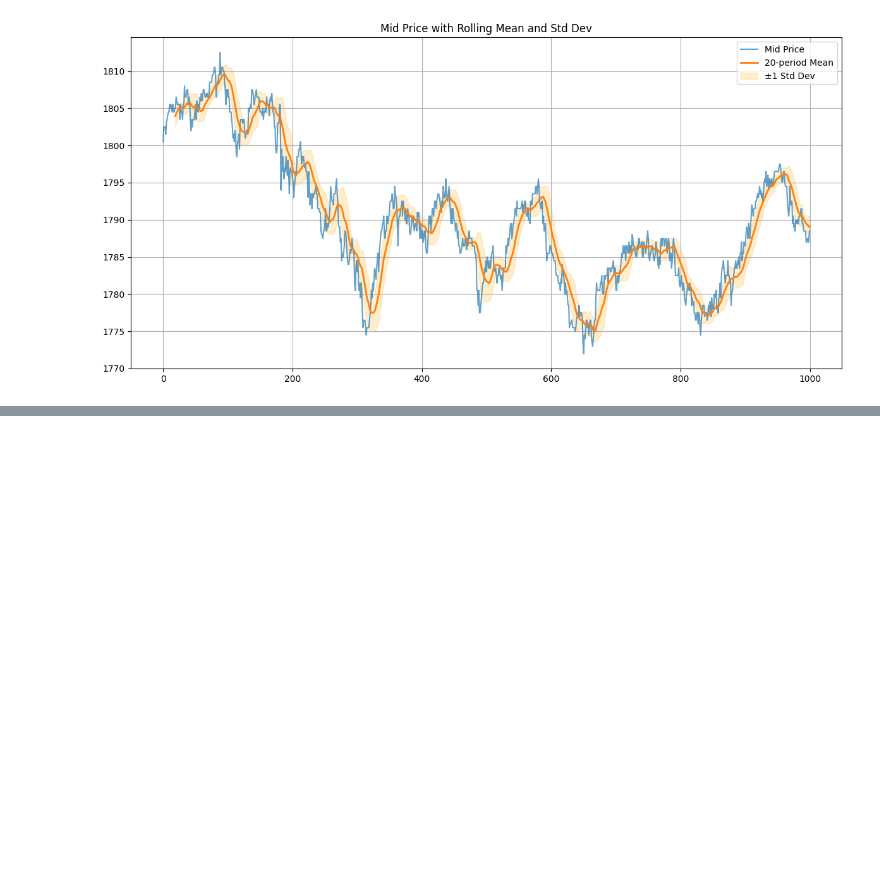
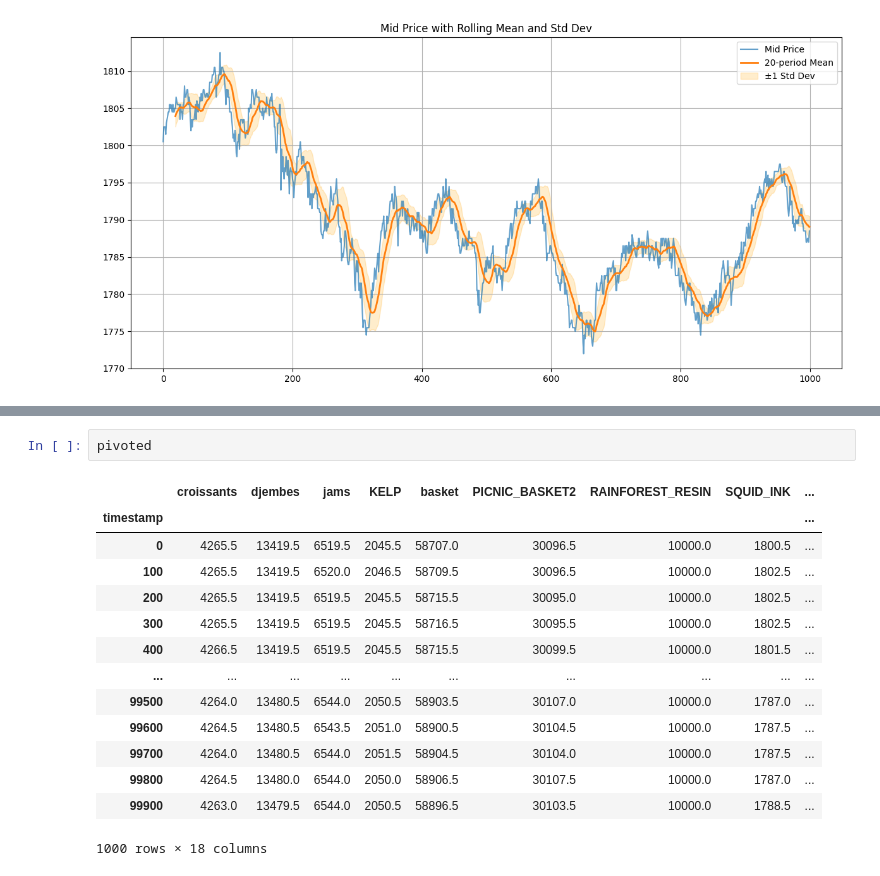
Before and after one commit to edg33/prosperity-3, a Jupyter notebook: Research/Prosperity_Vis_4.ipynb, the cells around one changed output, grey strips where cells are left out. Saved outputs shown, nothing was run; the diff lists cells and outputs as text; blank space fills up the shorter version.

```diff
--- a/Research/Prosperity_Vis_4.ipynb
+++ b/Research/Prosperity_Vis_4.ipynb
@@ -122,0 +188,17 @@ plt.show()
+# %%
+pivoted
+# %% [output]
+|  | croissants | djembes | jams | KELP | basket | PICNIC_BASKET2 | RAINFOREST_RESIN | SQUID_INK | ... |
+| timestamp |  |  |  |  |  |  |  |  | ... |
+| 0 | 4265.5 | 13419.5 | 6519.5 | 2045.5 | 58707.0 | 30096.5 | 10000.0 | 1800.5 | ... |
+| 100 | 4265.5 | 13419.5 | 6520.0 | 2046.5 | 58709.5 | 30096.5 | 10000.0 | 1802.5 | ... |
+| 200 | 4265.5 | 13419.5 | 6519.5 | 2045.5 | 58715.5 | 30095.0 | 10000.0 | 1802.5 | ... |
+| 300 | 4265.5 | 13419.5 | 6519.5 | 2045.5 | 58716.5 | 30095.5 | 10000.0 | 1802.5 | ... |
+| 400 | 4266.5 | 13419.5 | 6519.5 | 2045.5 | 58715.5 | 30099.5 | 10000.0 | 1801.5 | ... |
+| ... | ... | ... | ... | ... | ... | ... | ... | ... | ... |
+| 99500 | 4264.0 | 13480.5 | 6544.0 | 2050.5 | 58903.5 | 30107.0 | 10000.0 | 1787.0 | ... |
+| 99600 | 4264.5 | 13480.5 | 6543.5 | 2051.0 | 58900.5 | 30104.5 | 10000.0 | 1787.5 | ... |
+| 99700 | 4264.0 | 13480.5 | 6544.0 | 2051.5 | 58904.5 | 30104.0 | 10000.0 | 1787.5 | ... |
+| 99800 | 4264.5 | 13480.0 | 6544.0 | 2050.0 | 58906.5 | 30107.5 | 10000.0 | 1787.0 | ... |
+| 99900 | 4263.0 | 13479.5 | 6544.0 | 2050.5 | 58896.5 | 30103.5 | 10000.0 | 1788.5 | ... |
+1000 rows × 18 columns
```
Also changed, not shown: parts of 16 cells of this notebook, 2 other files.
